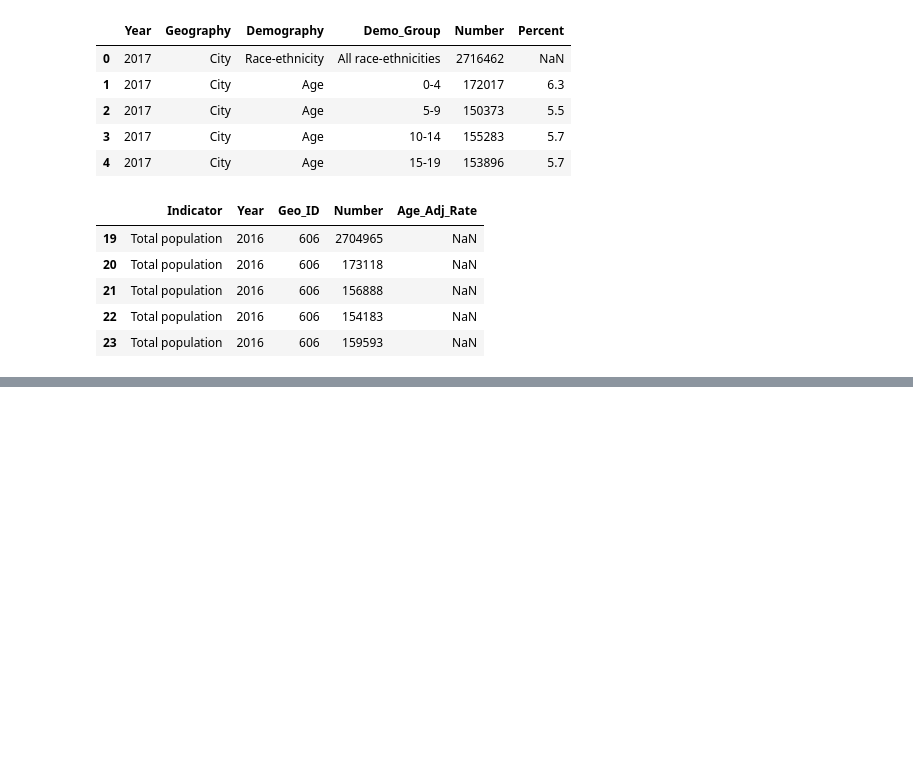
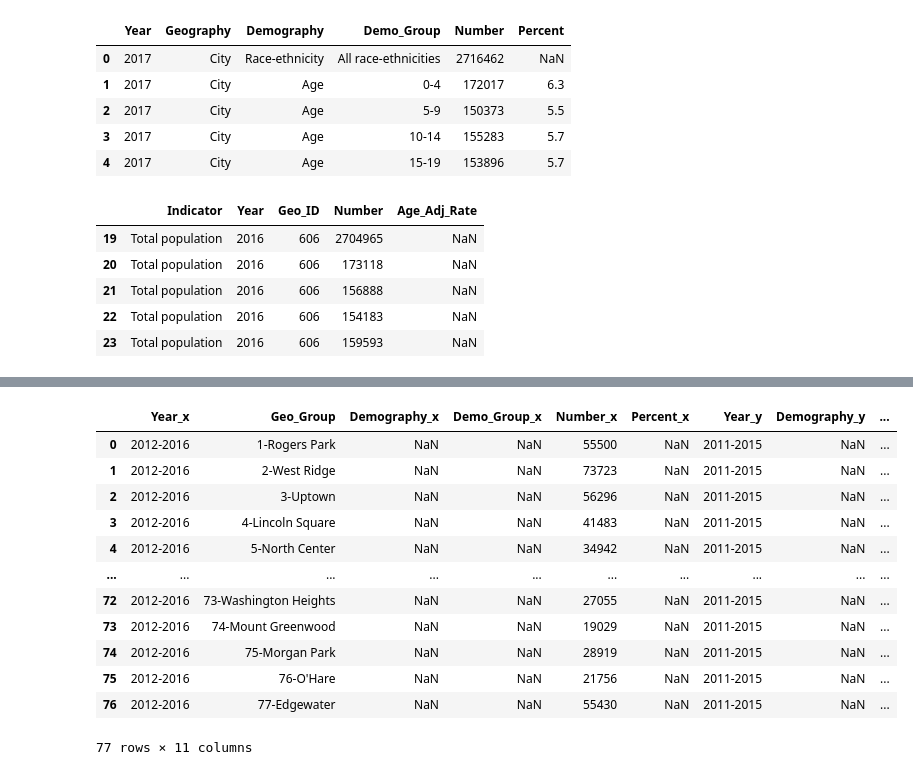
Before and after one commit to Data-and-Programming-2-TAs/Sarah-Discussion-Notebooks, a Jupyter notebook: lab_1-get requests, pandas and functions.ipynb, the cells around one changed output, grey strips where cells are left out. Saved outputs shown, nothing was run; the diff lists cells and outputs as text; code cells hidden in the pictures; blank space fills up the shorter version.

Commit message:
Updated lab 1
Added a merge function as a demonstration

```diff
--- a/lab_1-get requests, pandas and functions.ipynb
+++ b/lab_1-get requests, pandas and functions.ipynb
@@ -24,7 +24,8 @@ import os
 import requests
 import pandas as pd
 # %%
-path = os.path.join(os.getcwd(), 'Documents', 'GitHub', 'Sarah-Discussion-Notebooks')
+#path = os.path.join(os.getcwd(), 'Documents', 'GitHub', 'Sarah-Discussion-Notebooks')
+path = os.getcwd()
 path
 # %% [output]
 '/Users/Sarah/Documents/GitHub/Sarah-Discussion-Notebooks'
@@ -236,0 +275,23 @@ def parse_df(df, year, columns):
+# %%
+df_12_16 = parse_df(df,'2012-2016',
+                    ['Year','Geo_Group', 'Demography',
+                     'Demo_Group', 'Number', 'Percent'])
+df_11_15 = parse_df(df,'2011-2015',
+                    ['Year','Geo_Group', 'Demography',
+                     'Demo_Group', 'Number', 'Percent'])
+# %%
+df_12_16.merge(df_11_15, on = 'Geo_Group', how = 'inner')
+# %% [output]
+|  | Year_x | Geo_Group | Demography_x | Demo_Group_x | Number_x | Percent_x | Year_y | Demography_y | ... |
+| 0 | 2012-2016 | 1-Rogers Park | NaN | NaN | 55500 | NaN | 2011-2015 | NaN | ... |
+| 1 | 2012-2016 | 2-West Ridge | NaN | NaN | 73723 | NaN | 2011-2015 | NaN | ... |
+| 2 | 2012-2016 | 3-Uptown | NaN | NaN | 56296 | NaN | 2011-2015 | NaN | ... |
+| 3 | 2012-2016 | 4-Lincoln Square | NaN | NaN | 41483 | NaN | 2011-2015 | NaN | ... |
+| 4 | 2012-2016 | 5-North Center | NaN | NaN | 34942 | NaN | 2011-2015 | NaN | ... |
+| ... | ... | ... | ... | ... | ... | ... | ... | ... | ... |
+| 72 | 2012-2016 | 73-Washington Heights | NaN | NaN | 27055 | NaN | 2011-2015 | NaN | ... |
+| 73 | 2012-2016 | 74-Mount Greenwood | NaN | NaN | 19029 | NaN | 2011-2015 | NaN | ... |
+| 74 | 2012-2016 | 75-Morgan Park | NaN | NaN | 28919 | NaN | 2011-2015 | NaN | ... |
+| 75 | 2012-2016 | 76-O'Hare | NaN | NaN | 21756 | NaN | 2011-2015 | NaN | ... |
+| 76 | 2012-2016 | 77-Edgewater | NaN | NaN | 55430 | NaN | 2011-2015 | NaN | ... |
+77 rows × 11 columns
```
Also changed, not shown: parts of 3 cells of this notebook, 1 other file.
